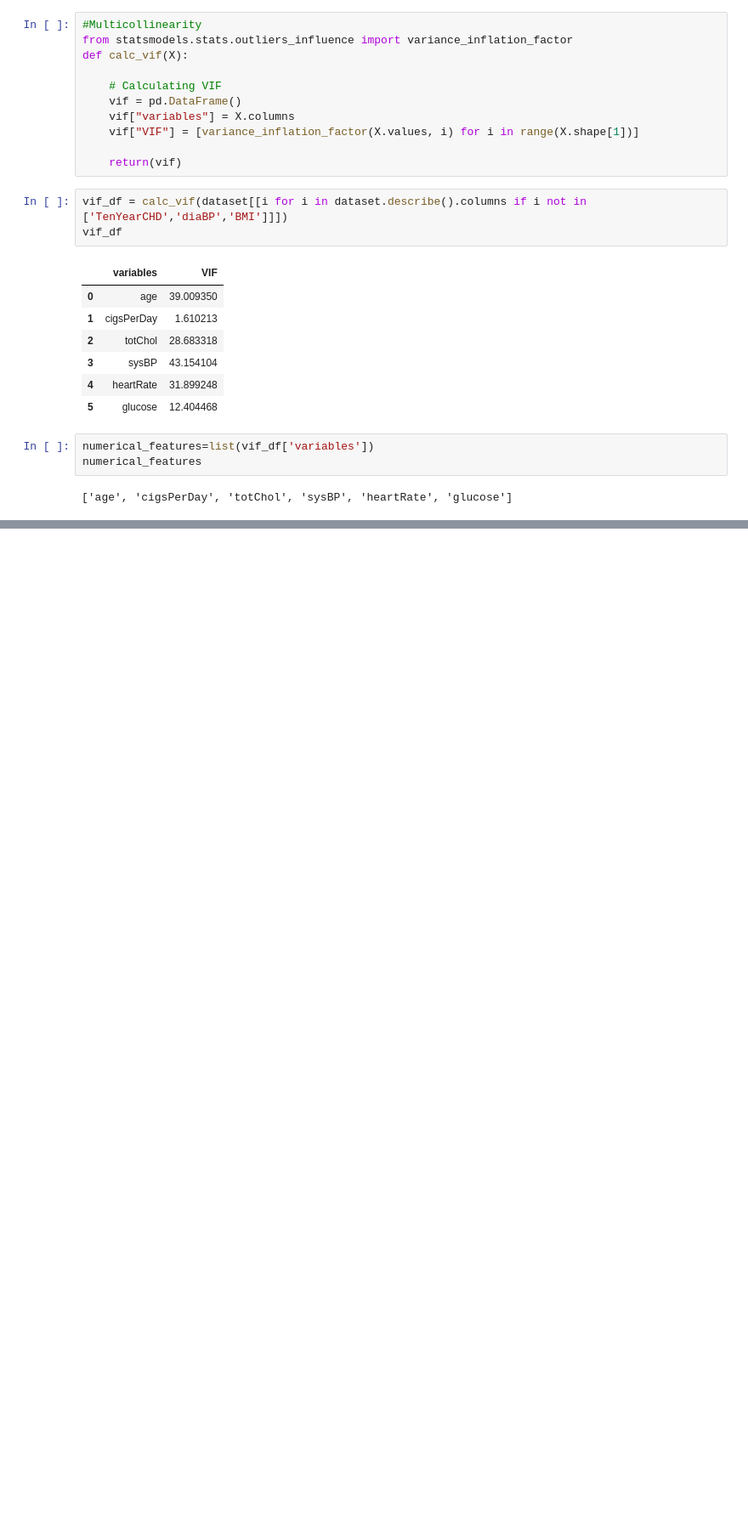
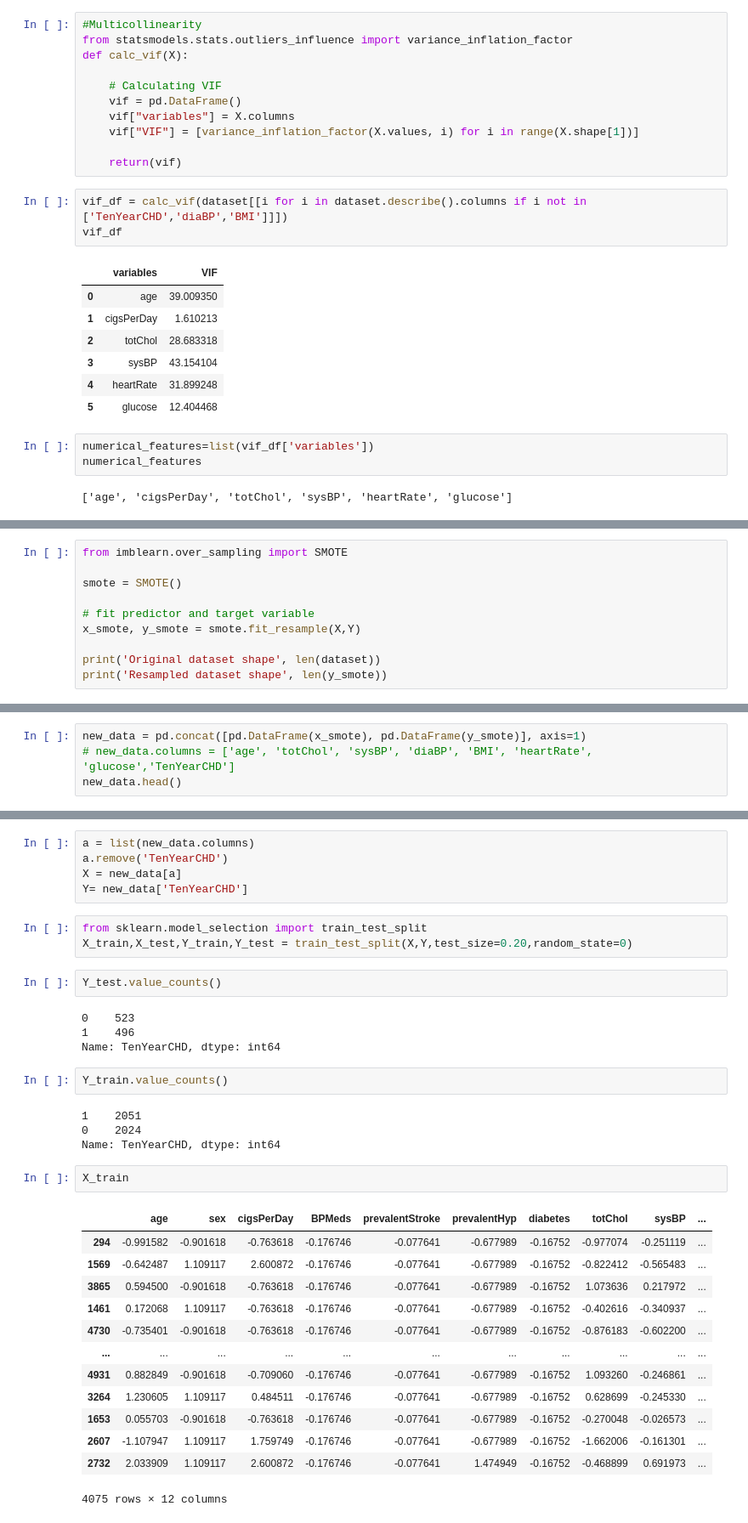
Before and after one commit to snehahampapura/Cardiovascular-Risk-Prediction, a Jupyter notebook: Cardiovascular_Risk_Prediction.ipynb, the cells around one changed output, grey strips where cells are left out. Shown at 85% size. Drawn from its saved outputs; the diff is of its cells as text; blank space fills up the shorter version.

Commit message:
Data Analysis 3 and Model Building 1

```diff
--- a/Cardiovascular_Risk_Prediction.ipynb
+++ b/Cardiovascular_Risk_Prediction.ipynb
@@ -425,0 +559,10 @@ numerical_features
+# %%
+from imblearn.over_sampling import SMOTE
+
+smote = SMOTE()
+
+# fit predictor and target variable
+x_smote, y_smote = smote.fit_resample(X,Y)
+
+print('Original dataset shape', len(dataset))
+print('Resampled dataset shape', len(y_smote))
@@ -425,0 +586,4 @@ numerical_features
+# %%
+new_data = pd.concat([pd.DataFrame(x_smote), pd.DataFrame(y_smote)], axis=1)
+# new_data.columns = ['age', 'totChol', 'sysBP', 'diaBP', 'BMI', 'heartRate', 'glucose','TenYearCHD']
+new_data.head()
@@ -425,0 +597,36 @@ numerical_features
+# %%
+a = list(new_data.columns)
+a.remove('TenYearCHD')
+X = new_data[a]
+Y= new_data['TenYearCHD']
+# %%
+from sklearn.model_selection import train_test_split
+X_train,X_test,Y_train,Y_test = train_test_split(X,Y,test_size=0.20,random_state=0)
+# %%
+Y_test.value_counts()
+# %% [output]
+0    523
+1    496
+Name: TenYearCHD, dtype: int64
+# %%
+Y_train.value_counts()
+# %% [output]
+1    2051
+0    2024
+Name: TenYearCHD, dtype: int64
+# %%
+X_train
+# %% [output]
+|  | age | sex | cigsPerDay | BPMeds | prevalentStroke | prevalentHyp | diabetes | totChol | sysBP | ... |
+| 294 | -0.991582 | -0.901618 | -0.763618 | -0.176746 | -0.077641 | -0.677989 | -0.16752 | -0.977074 | -0.251119 | ... |
+| 1569 | -0.642487 | 1.109117 | 2.600872 | -0.176746 | -0.077641 | -0.677989 | -0.16752 | -0.822412 | -0.565483 | ... |
+| 3865 | 0.594500 | -0.901618 | -0.763618 | -0.176746 | -0.077641 | -0.677989 | -0.16752 | 1.073636 | 0.217972 | ... |
+| 1461 | 0.172068 | 1.109117 | -0.763618 | -0.176746 | -0.077641 | -0.677989 | -0.16752 | -0.402616 | -0.340937 | ... |
+| 4730 | -0.735401 | -0.901618 | -0.763618 | -0.176746 | -0.077641 | -0.677989 | -0.16752 | -0.876183 | -0.602200 | ... |
+| ... | ... | ... | ... | ... | ... | ... | ... | ... | ... | ... |
+| 4931 | 0.882849 | -0.901618 | -0.709060 | -0.176746 | -0.077641 | -0.677989 | -0.16752 | 1.093260 | -0.246861 | ... |
+| 3264 | 1.230605 | 1.109117 | 0.484511 | -0.176746 | -0.077641 | -0.677989 | -0.16752 | 0.628699 | -0.245330 | ... |
+| 1653 | 0.055703 | -0.901618 | -0.763618 | -0.176746 | -0.077641 | -0.677989 | -0.16752 | -0.270048 | -0.026573 | ... |
+| 2607 | -1.107947 | 1.109117 | 1.759749 | -0.176746 | -0.077641 | -0.677989 | -0.16752 | -1.662006 | -0.161301 | ... |
+| 2732 | 2.033909 | 1.109117 | 2.600872 | -0.176746 | -0.077641 | 1.474949 | -0.16752 | -0.468899 | 0.691973 | ... |
+4075 rows × 12 columns
```
Also changed, not shown: parts of 52 cells of this notebook.
